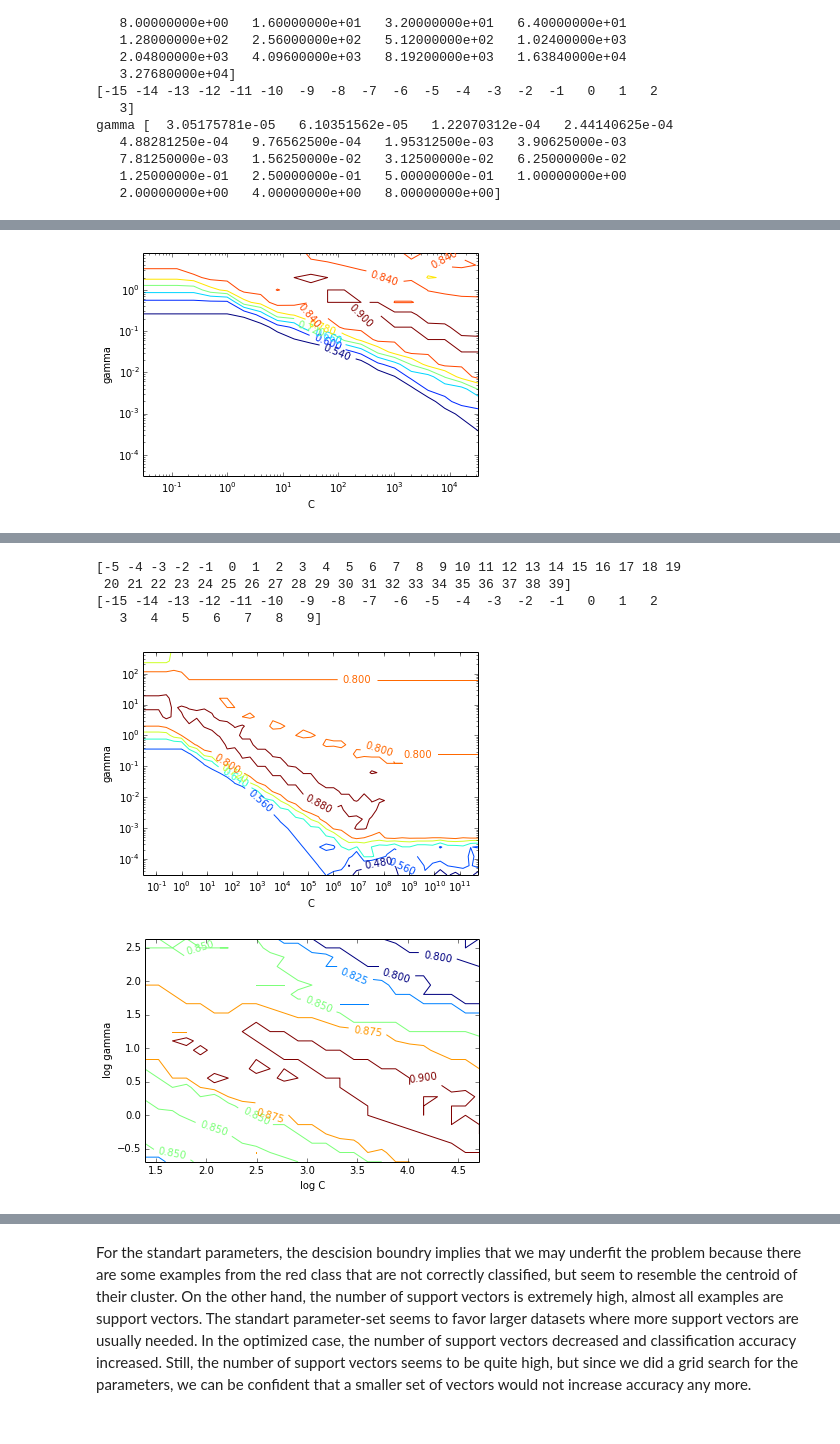
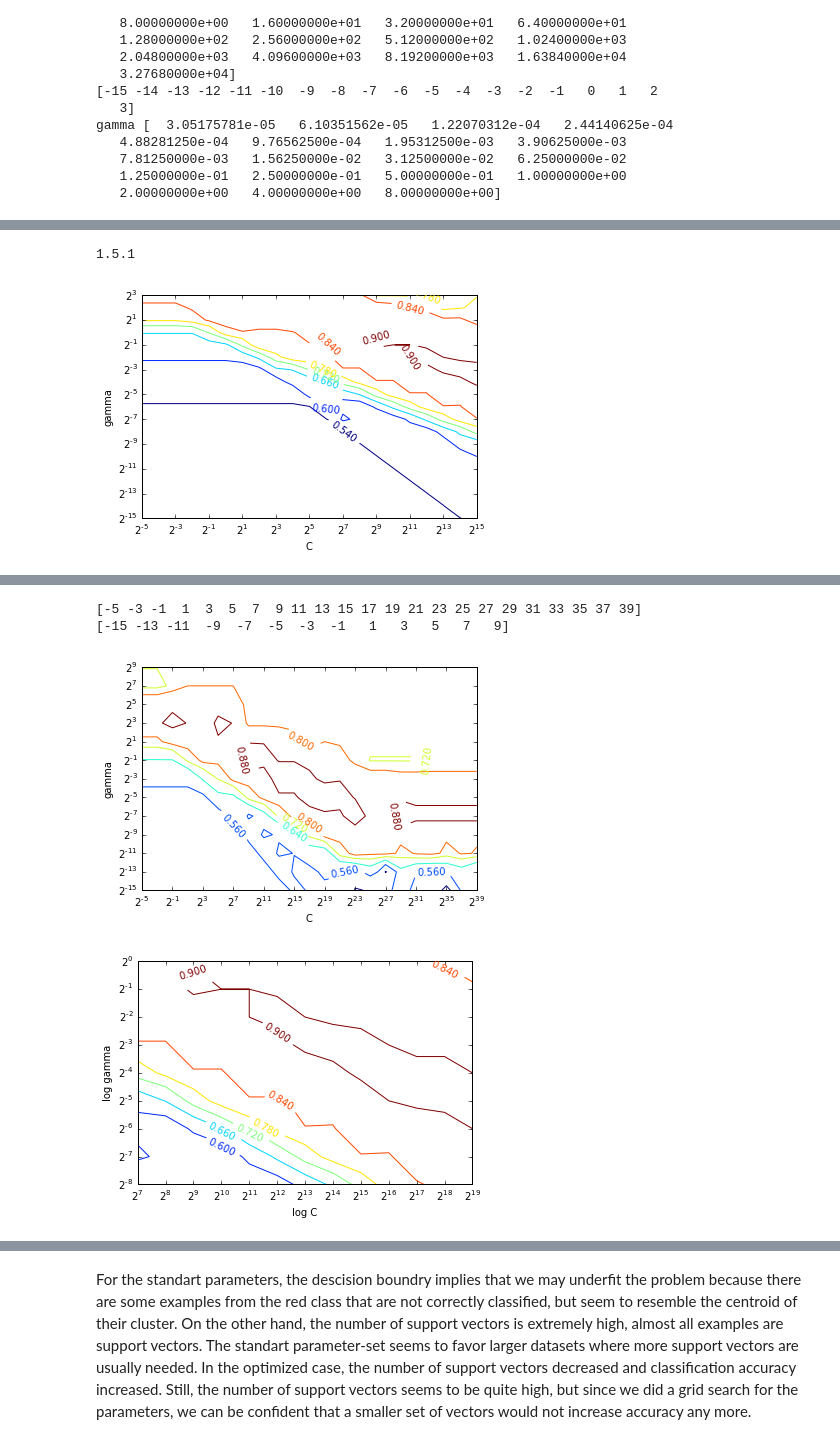
Before and after one commit to JensMeiners/MI1, a Jupyter notebook: Ex09/Ex09.ipynb, the cells around one changed output, grey strips where cells are left out. Cells and saved outputs as stored; diff of their text form; code cells hidden in the pictures.

Commit message:
better plots and results

```diff
--- a/Ex09/Ex09.ipynb
+++ b/Ex09/Ex09.ipynb
@@ -180,6 +180,17 @@ import matplotlib.cm as cm
 import matplotlib.mlab as mlab
 import matplotlib.pyplot as plt
 from matplotlib.colors import LogNorm
+
+# the most current version of matplotlib needs to be installed
+#import pip
+#pip.main(['install', '--upgrade','matplotlib'])
+
+%matplotlib inline
+import matplotlib
+print  matplotlib.__version__
+# this version should be above 1.4.0
+# %% [output]
+1.5.1
 # %%
 X, Y = np.meshgrid(C,gamma)
 acc = np.zeros(X.shape)
@@ -189,29 +200,27 @@ for i, c in enumerate(C):
         scores = cross_validation.cross_val_score(clf, train[:,0:2], train[:,2], cv=4)
         #print("Accuracy: %0.2f (+/- %0.2f)" % (scores.mean(), scores.std() * 2))
         acc[j,i] = scores.mean()
-plt.xscale('log')
-plt.yscale('log')
+plt.xscale('log', basex=2)
+plt.yscale('log', basey=2)
 CS = plt.contour(X,Y, acc)
 plt.clabel(CS, inline=1, fontsize=10)
 plt.xlabel('C')
 plt.ylabel('gamma')
 plt.show()
 # %% [output]
-[figure, old version]
+[figure, new version]
 # %% [markdown]
 <img src="Auswahl_2016-01-11_010.png">
 # %%
-exp = np.arange(-5,40,1)
+exp = np.arange(-5,40,2)
 print exp
 C = np.power(2.0,exp)
-exp = np.arange(-15,10,1)
+exp = np.arange(-15,10,2)
 print exp
 gamma = np.power(2.0,exp)
 # %% [output]
-[-5 -4 -3 -2 -1  0  1  2  3  4  5  6  7  8  9 10 11 12 13 14 15 16 17 18 19
- 20 21 22 23 24 25 26 27 28 29 30 31 32 33 34 35 36 37 38 39]
-[-15 -14 -13 -12 -11 -10  -9  -8  -7  -6  -5  -4  -3  -2  -1   0   1   2
-   3   4   5   6   7   8   9]
+[-5 -3 -1  1  3  5  7  9 11 13 15 17 19 21 23 25 27 29 31 33 35 37 39]
+[-15 -13 -11  -9  -7  -5  -3  -1   1   3   5   7   9]
 # %%
 X, Y = np.meshgrid(C,gamma)
 acc = np.zeros(X.shape)
@@ -221,34 +230,36 @@ for i, c in enumerate(C):
         scores = cross_validation.cross_val_score(clf, train[:,0:2], train[:,2], cv=4)
         #print("Accuracy: %0.2f (+/- %0.2f)" % (scores.mean(), scores.std() * 2))
         acc[j,i] = scores.mean()
-plt.xscale('log')
-plt.yscale('log')
+plt.xscale('log', basex=2)
+plt.yscale('log', basey=2)
 CS = plt.contour(X,Y, acc)
 plt.clabel(CS, inline=1, fontsize=10)
 plt.xlabel('C')
 plt.ylabel('gamma')
 plt.show()
 # %% [output]
-[figure, old version]
+[figure, new version]
 # %%
-exp = np.arange(2,7,0.2)
+exp = np.arange(7,20,1)
 C = np.power(2.0,exp)
-exp = np.arange(-1,4,0.2)
+exp = np.arange(-8,1,1)
 gamma = np.power(2.0,exp)
 # %%
 X, Y = np.meshgrid(C,gamma)
 acc = np.zeros(X.shape)
 for i, c in enumerate(C):
     for j, g in enumerate(gamma):
         clf = SVC(C=c,gamma=g)
         scores = cross_validation.cross_val_score(clf, train[:,0:2], train[:,2], cv=4)
         #print("Accuracy: %0.2f (+/- %0.2f)" % (scores.mean(), scores.std() * 2))
         acc[j,i] = scores.mean()
-CS = plt.contour(np.log(X),np.log(Y), acc)
+plt.xscale('log', basex=2)
+plt.yscale('log', basey=2)
+CS = plt.contour(X,Y, acc)
 plt.clabel(CS, inline=1, fontsize=10)
 plt.xlabel('log C')
 plt.ylabel('log gamma')
 plt.show()
 # %% [output]
-[figure, old version]
+[figure, new version]
 # %%
```
Also changed, not shown: parts of 15 cells of this notebook, 7 other files.
